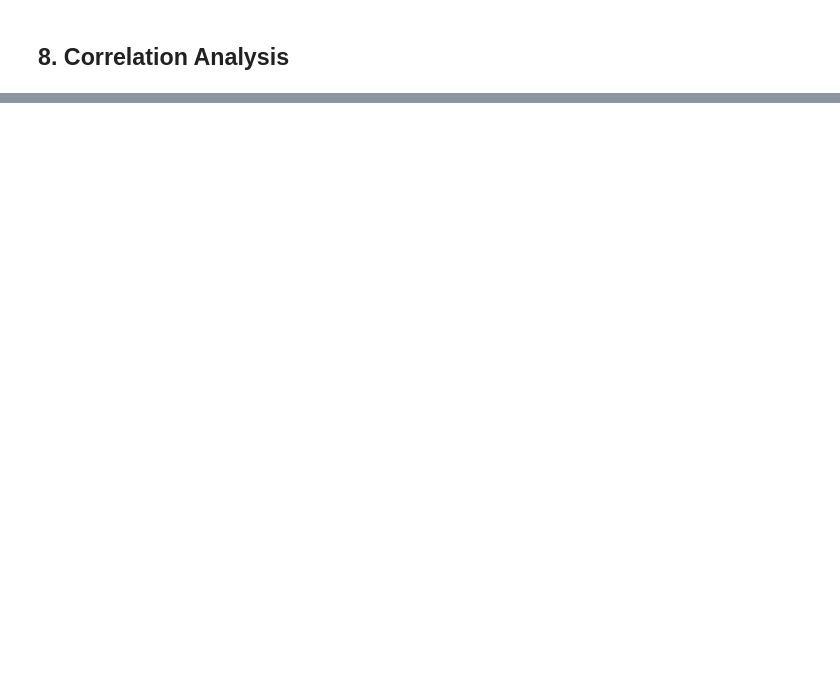
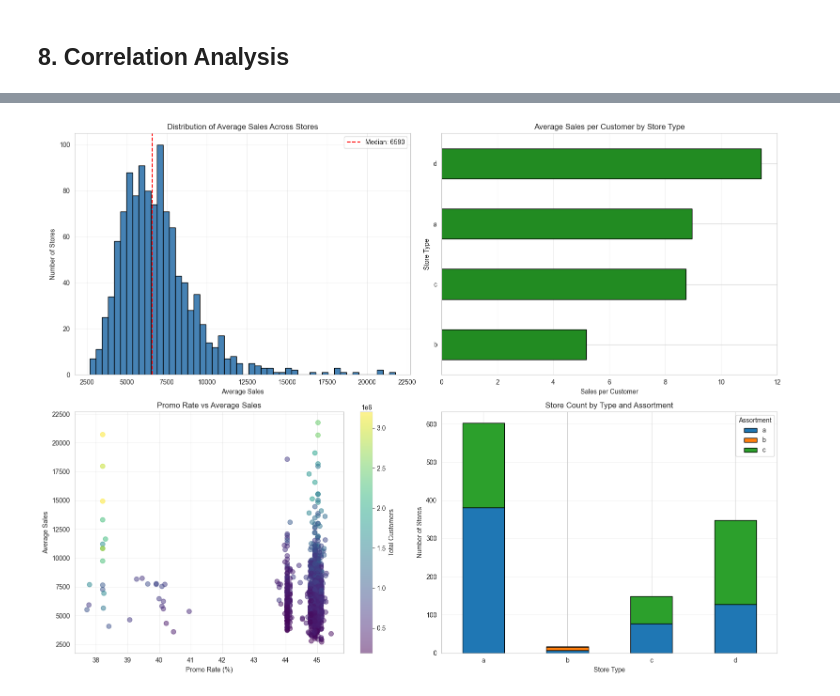
Before and after one commit to mulsewm/rossmann-sales-forecasting, a Jupyter notebook: notebooks/01_data_exploration.ipynb, the cells around one changed output, grey strips where cells are left out. Drawn from its saved outputs; the diff is of its cells as text; code cells hidden in the pictures; blank space fills up the shorter version.

```diff
--- a/notebooks/01_data_exploration.ipynb
+++ b/notebooks/01_data_exploration.ipynb
@@ -170,0 +625,80 @@ plot_correlation_heatmap(train_df, columns=numeric_cols[:10])
+# %%
+# Analyze individual store performance
+print("="*60)
+print("Store Performance Analysis:")
+print("="*60)
+
+# Aggregate sales by store
+store_performance = train_df[train_df['Open'] == 1].groupby('Store').agg({
+    'Sales': ['mean', 'sum', 'std'],
+    'Customers': ['mean', 'sum'],
+    'Promo': 'mean'
+}).reset_index()
+
+store_performance.columns = ['Store', 'AvgSales', 'TotalSales', 'StdSales',
+                             'AvgCustomers', 'TotalCustomers', 'PromoRate']
+
+# Merge with store metadata
+store_performance = store_performance.merge(store_df, on='Store', how='left')
+
+# Calculate sales per customer
+store_performance['SalesPerCustomer'] = (
+    store_performance['TotalSales'] / store_performance['TotalCustomers']
+)
+
+print("\nTop 10 Stores by Average Sales:")
+print(store_performance.nlargest(10, 'AvgSales')[['Store', 'AvgSales', 'StoreType', 'Assortment']])
+
+print("\nBottom 10 Stores by Average Sales:")
+print(store_performance.nsmallest(10, 'AvgSales')[['Store', 'AvgSales', 'StoreType', 'Assortment']])
+
+# Visualizations
+fig, axes = plt.subplots(2, 2, figsize=(16, 12))
+
+# 1. Distribution of average sales across stores
+axes[0, 0].hist(store_performance['AvgSales'], bins=50, edgecolor='black', color='steelblue')
+axes[0, 0].set_title('Distribution of Average Sales Across Stores')
+axes[0, 0].set_xlabel('Average Sales')
+axes[0, 0].set_ylabel('Number of Stores')
+axes[0, 0].axvline(store_performance['AvgSales'].median(), color='red',
+                   linestyle='--', label=f"Median: {store_performance['AvgSales'].median():.0f}")
+axes[0, 0].legend()
+axes[0, 0].grid(True, alpha=0.3)
+
+# 2. Sales per customer by store type
+sales_per_cust = store_performance.groupby('StoreType')['SalesPerCustomer'].mean().sort_values()
+sales_per_cust.plot(kind='barh', ax=axes[0, 1], color='forestgreen', edgecolor='black')
+axes[0, 1].set_title('Average Sales per Customer by Store Type')
+axes[0, 1].set_xlabel('Sales per Customer')
+axes[0, 1].set_ylabel('Store Type')
+axes[0, 1].grid(True, alpha=0.3, axis='x')
+
+# 3. Promo rate vs average sales
+axes[1, 0].scatter(store_performance['PromoRate']*100, store_performance['AvgSales'],
+                   alpha=0.5, s=50, c=store_performance['TotalCustomers'], cmap='viridis')
+axes[1, 0].set_title('Promo Rate vs Average Sales')
+axes[1, 0].set_xlabel('Promo Rate (%)')
+axes[1, 0].set_ylabel('Average Sales')
+axes[1, 0].grid(True, alpha=0.3)
+cbar = plt.colorbar(axes[1, 0].collections[0], ax=axes[1, 0])
+cbar.set_label('Total Customers')
+
+# 4. Store count by type and assortment
+store_counts = store_df.groupby(['StoreType', 'Assortment']).size().unstack(fill_value=0)
+store_counts.plot(kind='bar', ax=axes[1, 1], edgecolor='black', stacked=True)
+axes[1, 1].set_title('Store Count by Type and Assortment')
+axes[1, 1].set_xlabel('Store Type')
+axes[1, 1].set_ylabel('Number of Stores')
+axes[1, 1].legend(title='Assortment')
+axes[1, 1].grid(True, alpha=0.3, axis='y')
+axes[1, 1].tick_params(axis='x', rotation=0)
+
+plt.tight_layout()
+plt.show()
+
+print(f"\n Store Statistics:")
+print(f"  • Total stores: {len(store_performance)}")
+print(f"  • Avg sales range: ${store_performance['AvgSales'].min():.2f} - ${store_performance['AvgSales'].max():.2f}")
+print(f"  • Coefficient of variation: {(store_performance['AvgSales'].std() / store_performance['AvgSales'].mean()):.2%}")
+print(f"  • High variation suggests different store characteristics impact sales significantly")
+# %% [output]
@@ -170,0 +722 @@ plot_correlation_heatmap(train_df, columns=numeric_cols[:10])
+[figure, added]
```
Also changed, not shown: parts of 22 cells of this notebook, 1 other file.
